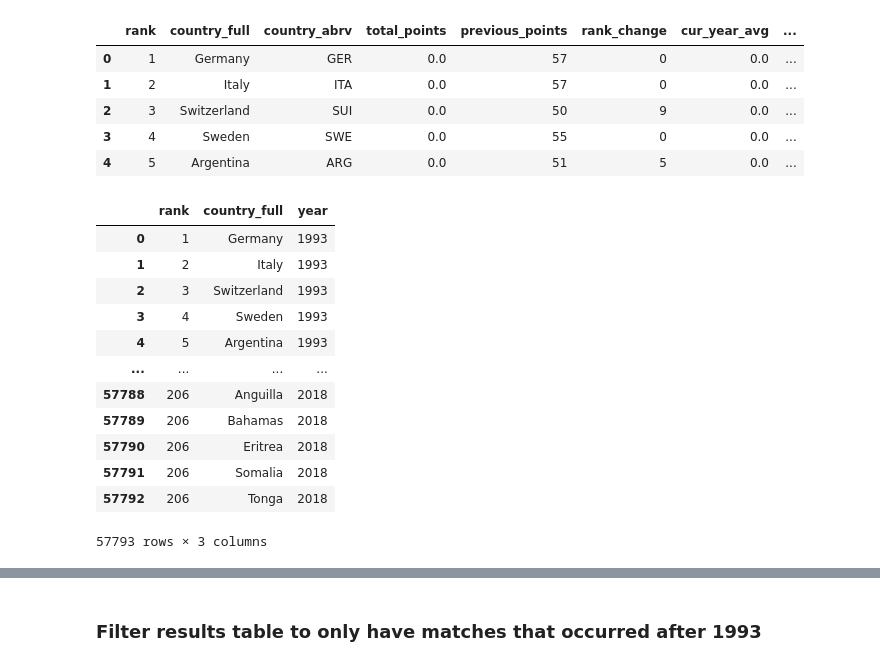
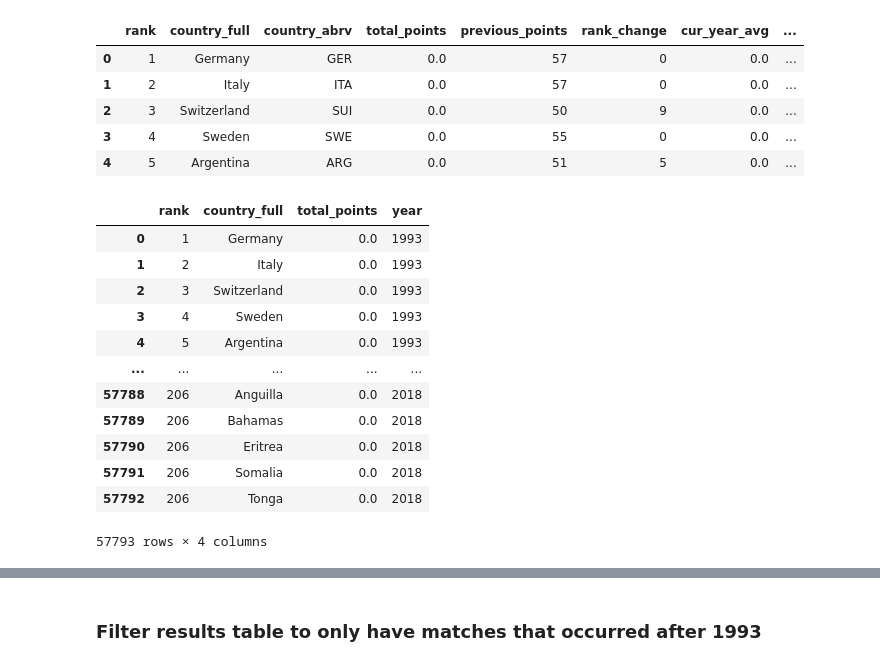
Before and after one commit to mbururyan/Football-match-predictor, a Jupyter notebook: scores_regression.ipynb, the cells around one changed output, grey strips where cells are left out. Saved outputs shown, nothing was run; the diff lists cells and outputs as text; code cells hidden in the pictures.

```diff
--- a/scores_regression.ipynb
+++ b/scores_regression.ipynb
@@ -207,19 +207,19 @@ rank.head()
 # %%
 # New Rank Dataframe with only rank, country name and total points for merging
 
-new_rank = rank[['rank', 'country_full', 'year']]
+new_rank = rank[['rank', 'country_full', 'total_points', 'year']]
 new_rank
 # %% [output]
-|  | rank | country_full | year |
-| 0 | 1 | Germany | 1993 |
-| 1 | 2 | Italy | 1993 |
-| 2 | 3 | Switzerland | 1993 |
-| 3 | 4 | Sweden | 1993 |
-| 4 | 5 | Argentina | 1993 |
-| ... | ... | ... | ... |
-| 57788 | 206 | Anguilla | 2018 |
-| 57789 | 206 | Bahamas | 2018 |
-| 57790 | 206 | Eritrea | 2018 |
-| 57791 | 206 | Somalia | 2018 |
-| 57792 | 206 | Tonga | 2018 |
+|  | rank | country_full | total_points | year |
+| 0 | 1 | Germany | 0.0 | 1993 |
+| 1 | 2 | Italy | 0.0 | 1993 |
+| 2 | 3 | Switzerland | 0.0 | 1993 |
+| 3 | 4 | Sweden | 0.0 | 1993 |
+| 4 | 5 | Argentina | 0.0 | 1993 |
+| ... | ... | ... | ... | ... |
+| 57788 | 206 | Anguilla | 0.0 | 2018 |
+| 57789 | 206 | Bahamas | 0.0 | 2018 |
+| 57790 | 206 | Eritrea | 0.0 | 2018 |
+| 57791 | 206 | Somalia | 0.0 | 2018 |
+| 57792 | 206 | Tonga | 0.0 | 2018 |
-57793 rows × 3 columns
+57793 rows × 4 columns
```
Also changed, not shown: parts of 7 cells of this notebook, 4 other files.
